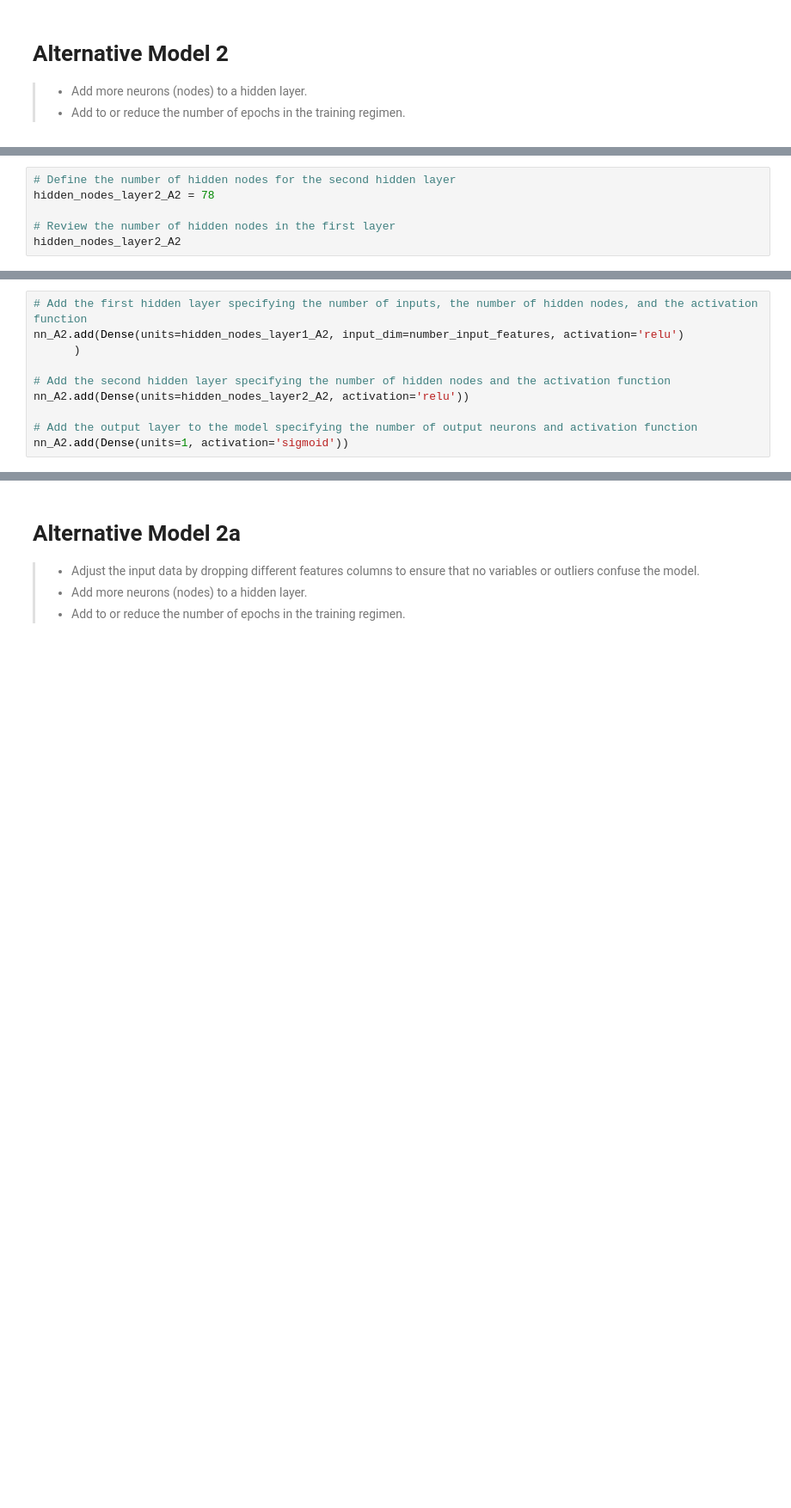
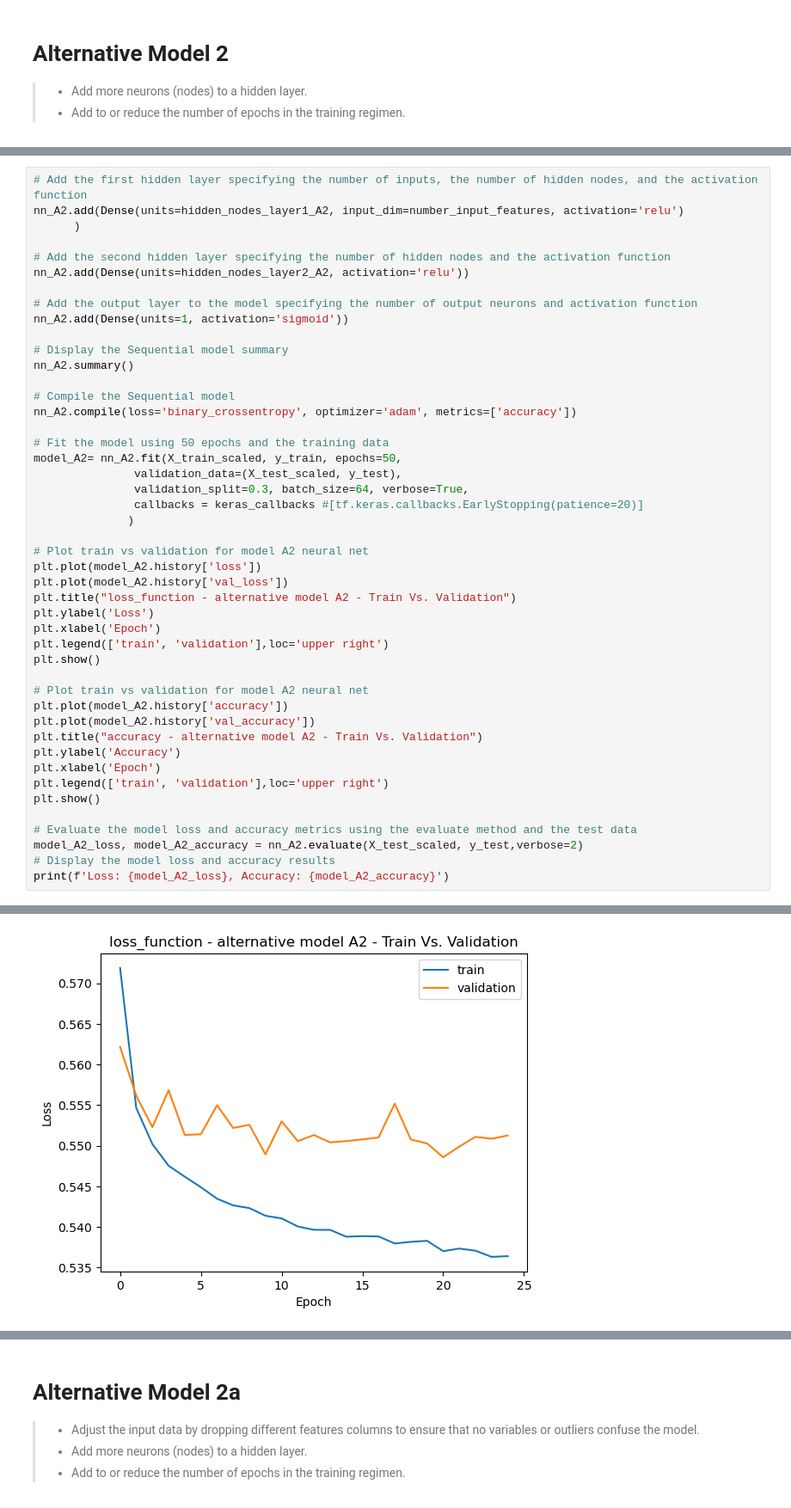
Before and after one commit to Billie-LS/DeepL_Adventure_Angels, a Jupyter notebook: venture_funding_with_deep_learning.ipynb, the cells around one changed output, grey strips where cells are left out. Shown at 86% size. Drawn from its saved outputs; the diff is of its cells as text; blank space fills up the shorter version.

```diff
--- a/venture_funding_with_deep_learning.ipynb
+++ b/venture_funding_with_deep_learning.ipynb
@@ -708,6 +741,0 @@ hidden_nodes_layer1_A2
-# %%
-# Define the number of hidden nodes for the second hidden layer
-hidden_nodes_layer2_A2 = 78
-
-# Review the number of hidden nodes in the first layer
-hidden_nodes_layer2_A2
@@ -732,3 +749,40 @@ nn_A2.add(Dense(units=hidden_nodes_layer2_A2, activation='relu'))
 
 # Add the output layer to the model specifying the number of output neurons and activation function
 nn_A2.add(Dense(units=1, activation='sigmoid'))
+
+# Display the Sequential model summary
+nn_A2.summary()
+
+# Compile the Sequential model
+nn_A2.compile(loss='binary_crossentropy', optimizer='adam', metrics=['accuracy'])
+
+# Fit the model using 50 epochs and the training data
+model_A2= nn_A2.fit(X_train_scaled, y_train, epochs=50,
+               validation_data=(X_test_scaled, y_test),
+               validation_split=0.3, batch_size=64, verbose=True,
+               callbacks = keras_callbacks #[tf.keras.callbacks.EarlyStopping(patience=20)]
+              )
+
+# Plot train vs validation for model A2 neural net
+plt.plot(model_A2.history['loss'])
+plt.plot(model_A2.history['val_loss'])
+plt.title("loss_function - alternative model A2 - Train Vs. Validation")
+plt.ylabel('Loss')
+plt.xlabel('Epoch')
+plt.legend(['train', 'validation'],loc='upper right')
+plt.show()
+
+# Plot train vs validation for model A2 neural net
+plt.plot(model_A2.history['accuracy'])
+plt.plot(model_A2.history['val_accuracy'])
+plt.title("accuracy - alternative model A2 - Train Vs. Validation")
+plt.ylabel('Accuracy')
+plt.xlabel('Epoch')
+plt.legend(['train', 'validation'],loc='upper right')
+plt.show()
+
+# Evaluate the model loss and accuracy metrics using the evaluate method and the test data
+model_A2_loss, model_A2_accuracy = nn_A2.evaluate(X_test_scaled, y_test,verbose=2)
+# Display the model loss and accuracy results
+print(f'Loss: {model_A2_loss}, Accuracy: {model_A2_accuracy}')
+# %% [output]
@@ -734,0 +824 @@ nn_A2.add(Dense(units=1, activation='sigmoid'))
+[figure, added]
```
Also changed, not shown: parts of 92 cells of this notebook, 42 other files.
